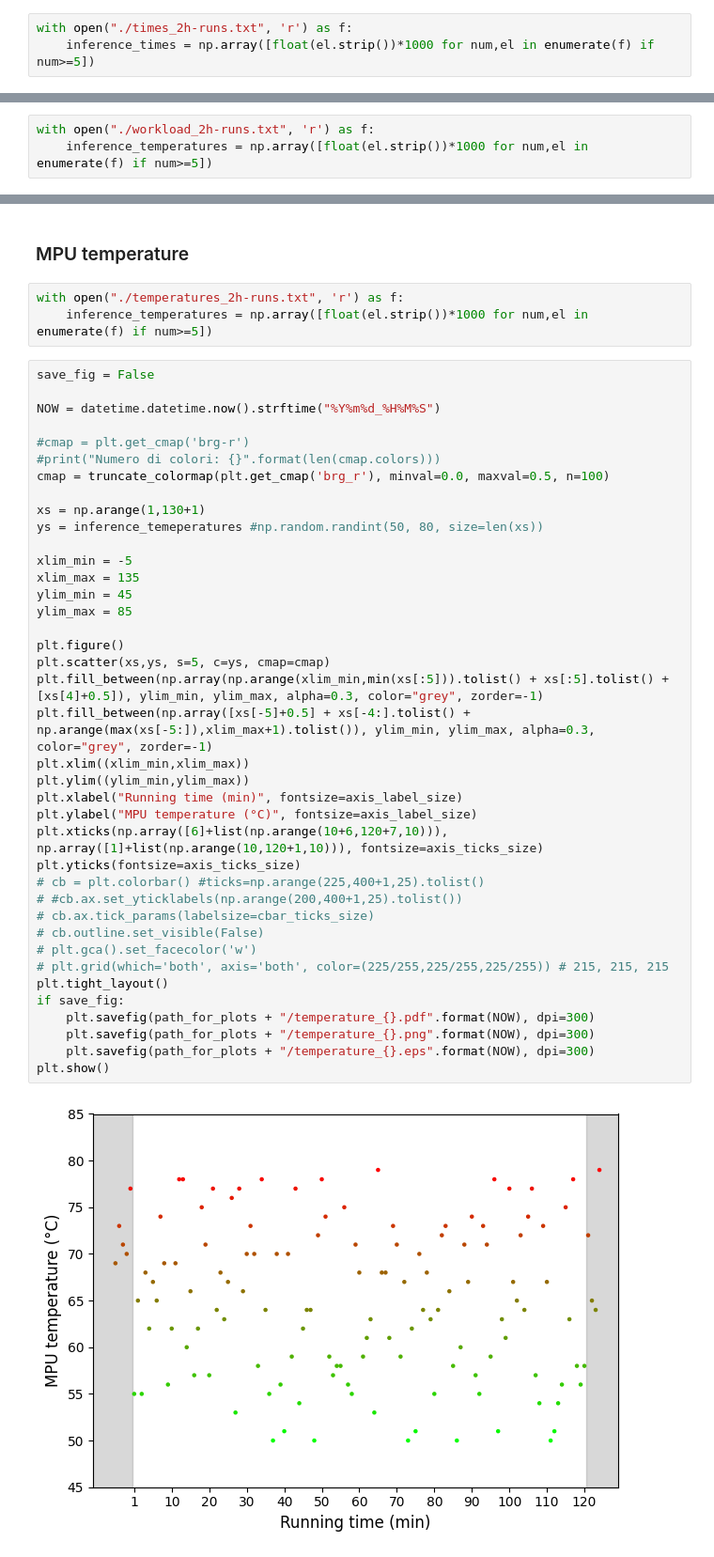
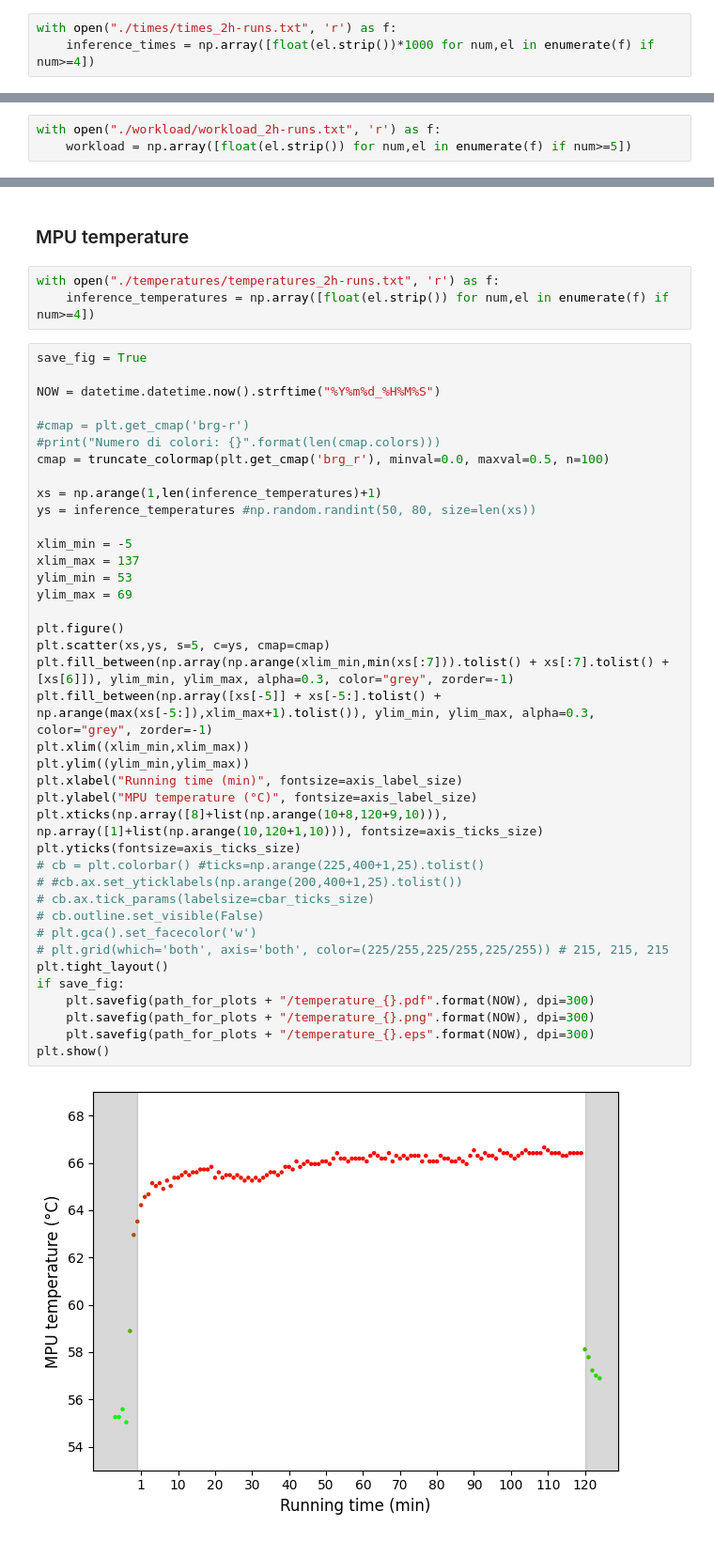
Before and after one commit to VitF/Neu-BrAuER, a Jupyter notebook: measurements/plot_results_BoardInferences.ipynb, the cells around one changed output, grey strips where cells are left out. Shown at 94% size. Cells and saved outputs as stored; diff of their text form.

```diff
--- a/measurements/plot_results_BoardInferences.ipynb
+++ b/measurements/plot_results_BoardInferences.ipynb
@@ -55,3 +55,3 @@ legend_entry_size = 8
 # %%
-with open("./times_2h-runs.txt", 'r') as f:
-    inference_times = np.array([float(el.strip())*1000 for num,el in enumerate(f) if num>=5])
+with open("./times/times_2h-runs.txt", 'r') as f:
+    inference_times = np.array([float(el.strip())*1000 for num,el in enumerate(f) if num>=4])
@@ -136,6 +144,6 @@ df["counts"] = counts
 # %% [markdown]
 ### Workload
 # %%
-with open("./workload_2h-runs.txt", 'r') as f:
-    inference_temperatures = np.array([float(el.strip())*1000 for num,el in enumerate(f) if num>=5])
+with open("./workload/workload_2h-runs.txt", 'r') as f:
+    workload = np.array([float(el.strip()) for num,el in enumerate(f) if num>=5])
 # %%
@@ -173,46 +190,46 @@ plt.show()
 # %% [markdown]
 ### MPU temperature
 # %%
-with open("./temperatures_2h-runs.txt", 'r') as f:
-    inference_temperatures = np.array([float(el.strip())*1000 for num,el in enumerate(f) if num>=5])
+with open("./temperatures/temperatures_2h-runs.txt", 'r') as f:
+    inference_temperatures = np.array([float(el.strip()) for num,el in enumerate(f) if num>=4])
 # %%
-save_fig = False
+save_fig = True
 
 NOW = datetime.datetime.now().strftime("%Y%m%d_%H%M%S")
 
 #cmap = plt.get_cmap('brg-r')
 #print("Numero di colori: {}".format(len(cmap.colors)))
 cmap = truncate_colormap(plt.get_cmap('brg_r'), minval=0.0, maxval=0.5, n=100)
 
-xs = np.arange(1,130+1)
-ys = inference_temeperatures #np.random.randint(50, 80, size=len(xs))
+xs = np.arange(1,len(inference_temperatures)+1)
+ys = inference_temperatures #np.random.randint(50, 80, size=len(xs))
 
 xlim_min = -5
-xlim_max = 135
-ylim_min = 45
-ylim_max = 85
+xlim_max = 137
+ylim_min = 53
+ylim_max = 69
 
 plt.figure()
 plt.scatter(xs,ys, s=5, c=ys, cmap=cmap)
-plt.fill_between(np.array(np.arange(xlim_min,min(xs[:5])).tolist() + xs[:5].tolist() + [xs[4]+0.5]), ylim_min, ylim_max, alpha=0.3, color="grey", zorder=-1)
-plt.fill_between(np.array([xs[-5]+0.5] + xs[-4:].tolist() + np.arange(max(xs[-5:]),xlim_max+1).tolist()), ylim_min, ylim_max, alpha=0.3, color="grey", zorder=-1)
+plt.fill_between(np.array(np.arange(xlim_min,min(xs[:7])).tolist() + xs[:7].tolist() + [xs[6]]), ylim_min, ylim_max, alpha=0.3, color="grey", zorder=-1)
+plt.fill_between(np.array([xs[-5]] + xs[-5:].tolist() + np.arange(max(xs[-5:]),xlim_max+1).tolist()), ylim_min, ylim_max, alpha=0.3, color="grey", zorder=-1)
 plt.xlim((xlim_min,xlim_max))
 plt.ylim((ylim_min,ylim_max))
 plt.xlabel("Running time (min)", fontsize=axis_label_size)
 plt.ylabel("MPU temperature (°C)", fontsize=axis_label_size)
-plt.xticks(np.array([6]+list(np.arange(10+6,120+7,10))), np.array([1]+list(np.arange(10,120+1,10))), fontsize=axis_ticks_size)
+plt.xticks(np.array([8]+list(np.arange(10+8,120+9,10))), np.array([1]+list(np.arange(10,120+1,10))), fontsize=axis_ticks_size)
 plt.yticks(fontsize=axis_ticks_size)
 # cb = plt.colorbar() #ticks=np.arange(225,400+1,25).tolist()
 # #cb.ax.set_yticklabels(np.arange(200,400+1,25).tolist())
 # cb.ax.tick_params(labelsize=cbar_ticks_size)
 # cb.outline.set_visible(False)
 # plt.gca().set_facecolor('w')
 # plt.grid(which='both', axis='both', color=(225/255,225/255,225/255)) # 215, 215, 215
 plt.tight_layout()
 if save_fig:
     plt.savefig(path_for_plots + "/temperature_{}.pdf".format(NOW), dpi=300)
     plt.savefig(path_for_plots + "/temperature_{}.png".format(NOW), dpi=300)
     plt.savefig(path_for_plots + "/temperature_{}.eps".format(NOW), dpi=300)
 plt.show()
 # %% [output]
-[figure, old version]
+[figure, new version]
```
Also changed, not shown: parts of 6 cells of this notebook, 13 other files.
